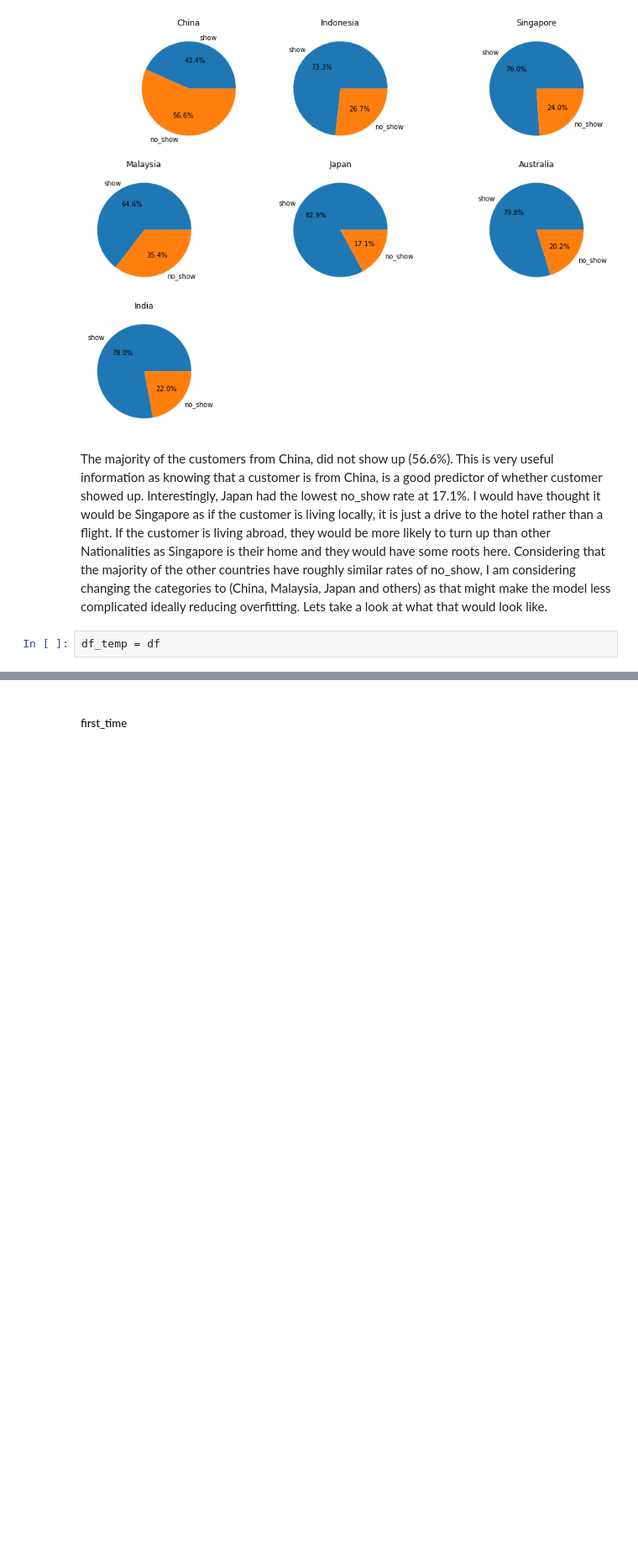
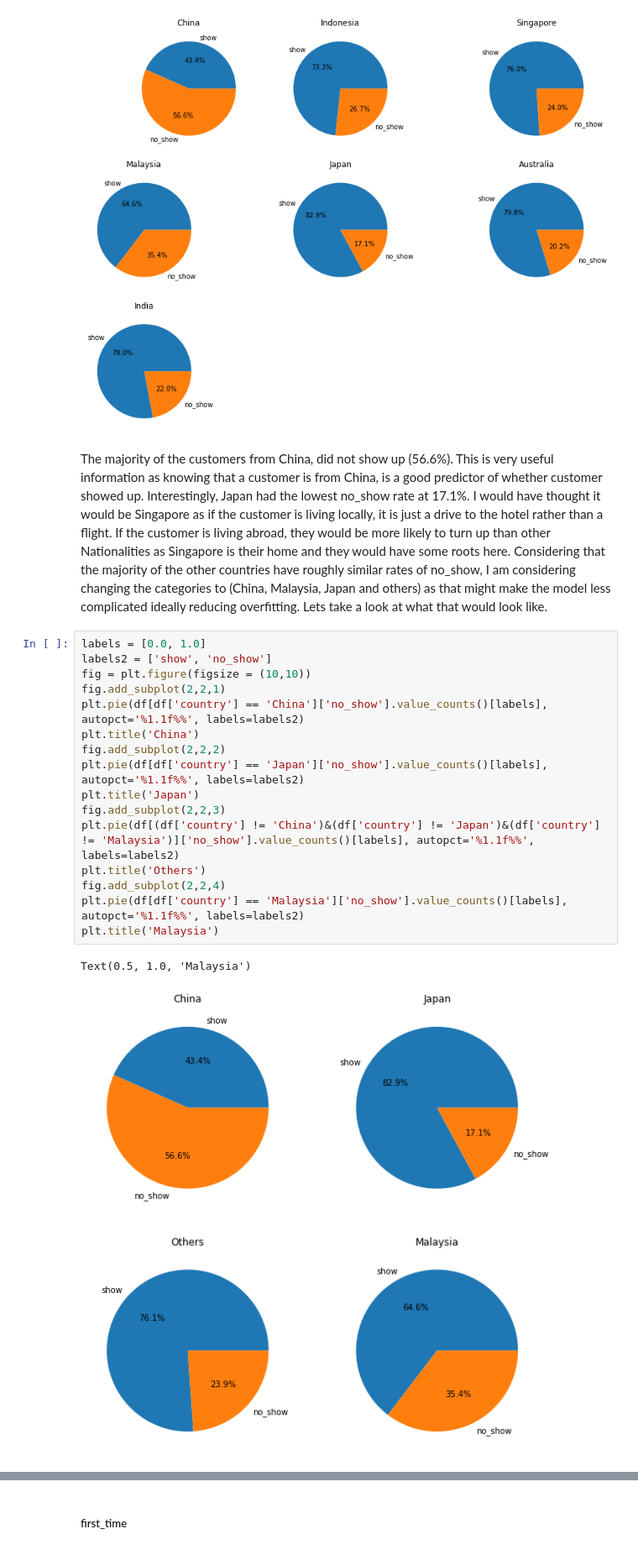
Before and after one commit to Anglesofdeath/no_show-data-science-project, a Jupyter notebook: eda.ipynb, the cells around one changed output, grey strips where cells are left out. Shown at 84% size. Cells and saved outputs as stored; diff of their text form; blank space fills up the shorter version.

```diff
--- a/eda.ipynb
+++ b/eda.ipynb
@@ -818,5 +818,22 @@ Text(0.5, 1.0, 'India')
 [figure]
 # %% [markdown]
 The majority of the customers from China, did not show up (56.6%). This is very useful information as knowing that a customer is from China, is a good predictor of whether customer showed up. Interestingly, Japan had the lowest no_show rate at 17.1%. I would have thought it would be Singapore as if the customer is living locally, it is just a drive to the hotel rather than a flight. If the customer is living abroad, they would be more likely to turn up than other Nationalities as Singapore is their home and they would have some roots here. Considering that the majority of the other countries have roughly similar rates of no_show, I am considering changing the categories to (China, Malaysia, Japan and others) as that might make the model less complicated ideally reducing overfitting. Lets take a look at what that would look like.
-# %%
-df_temp = df
+# %%
+labels = [0.0, 1.0]
+labels2 = ['show', 'no_show']
+fig = plt.figure(figsize = (10,10))
+fig.add_subplot(2,2,1)
+plt.pie(df[df['country'] == 'China']['no_show'].value_counts()[labels], autopct='%1.1f%%', labels=labels2)
+plt.title('China')
+fig.add_subplot(2,2,2)
+plt.pie(df[df['country'] == 'Japan']['no_show'].value_counts()[labels], autopct='%1.1f%%', labels=labels2)
+plt.title('Japan')
+fig.add_subplot(2,2,3)
+plt.pie(df[(df['country'] != 'China')&(df['country'] != 'Japan')&(df['country'] != 'Malaysia')]['no_show'].value_counts()[labels], autopct='%1.1f%%', labels=labels2)
+plt.title('Others')
+fig.add_subplot(2,2,4)
+plt.pie(df[df['country'] == 'Malaysia']['no_show'].value_counts()[labels], autopct='%1.1f%%', labels=labels2)
+plt.title('Malaysia')
+# %% [output]
+Text(0.5, 1.0, 'Malaysia')
+[figure, added]
```
Also changed, not shown: parts of 47 cells of this notebook.
